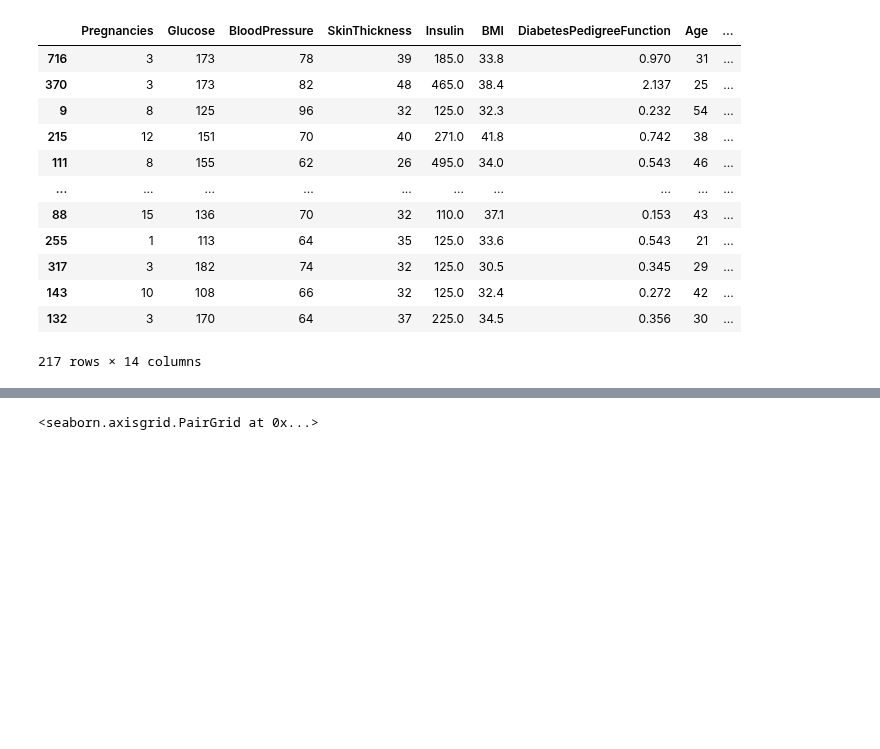
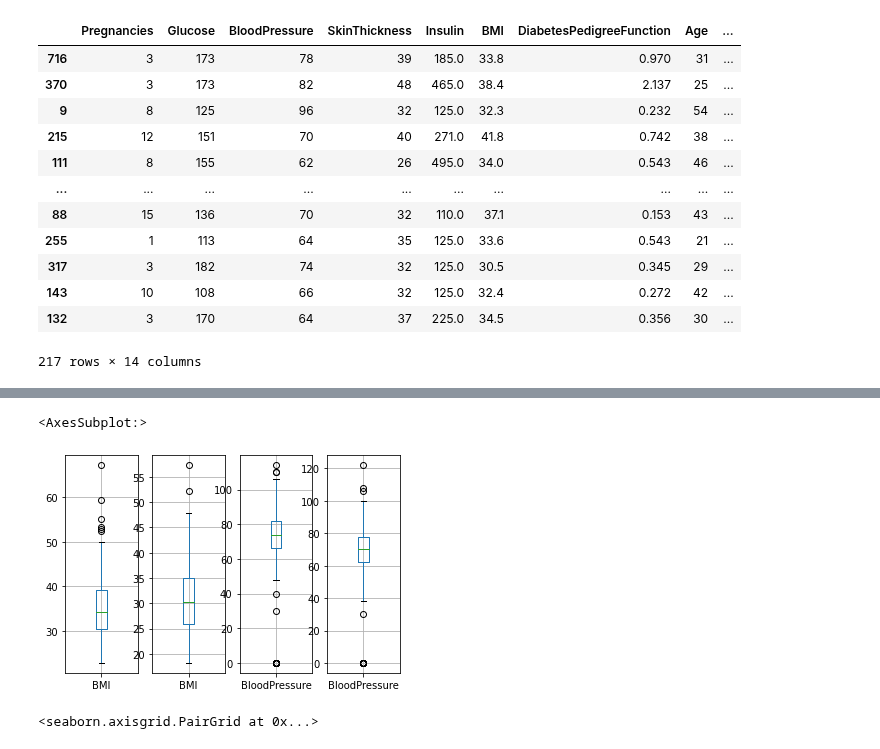
Before and after one commit to Aviost111/Diabetes_Predictions, a Jupyter notebook: Visualization.ipynb, the cells around one changed output, grey strips where cells are left out. Saved outputs shown, nothing was run; the diff lists cells and outputs as text; code cells hidden in the pictures; blank space fills up the shorter version.

```diff
--- a/Visualization.ipynb
+++ b/Visualization.ipynb
@@ -52,3 +54,13 @@ df_false.boxplot(column=['Age'],ax=axes[1])
+# %%
+fig, axes = plt.subplots(nrows=1, ncols=4)
+
+df_true.boxplot(column=['BMI'],ax=axes[0])
+df_false.boxplot(column=['BMI'],ax=axes[1])
+df_true.boxplot(column=['BloodPressure'],ax=axes[2])
+df_false.boxplot(column=['BloodPressure'],ax=axes[3])
+# %% [output]
+<AxesSubplot:>
+[figure, added]
 # %%
 sns.pairplot(df[['Outcome','BMI','Glucose','BloodPressure','Age']],hue='Outcome', diag_kind="hist")
 # %% [output]
```
Also changed, not shown: parts of 2 cells of this notebook.
